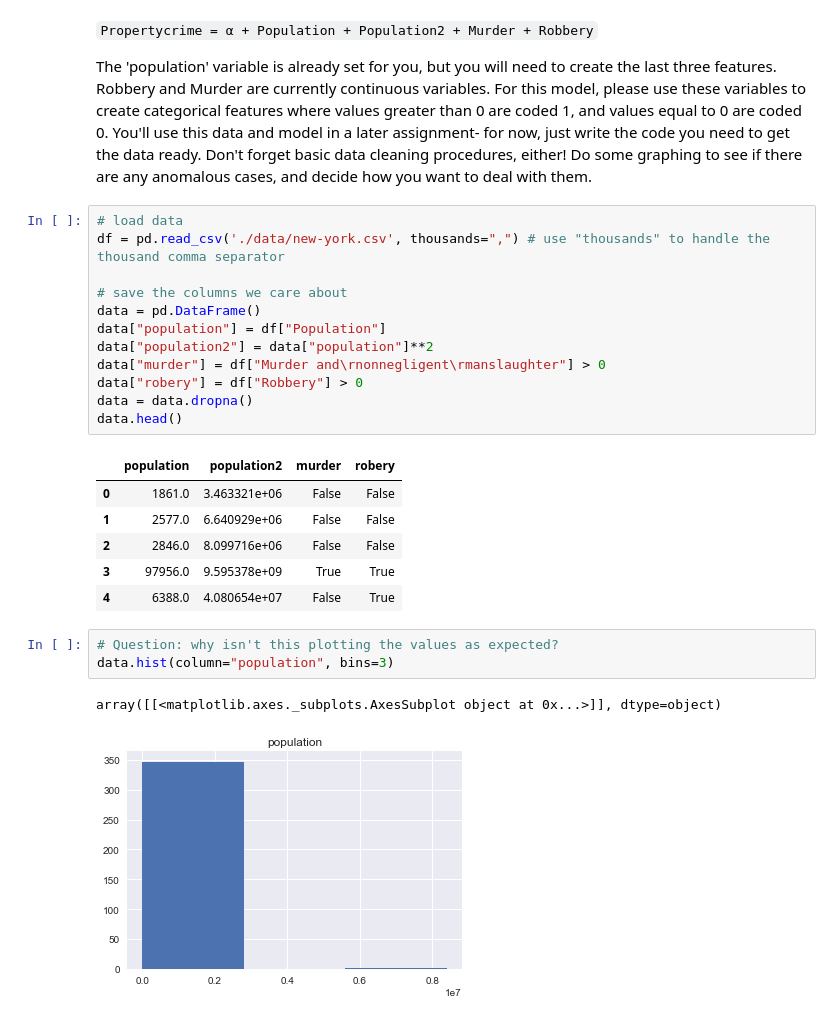
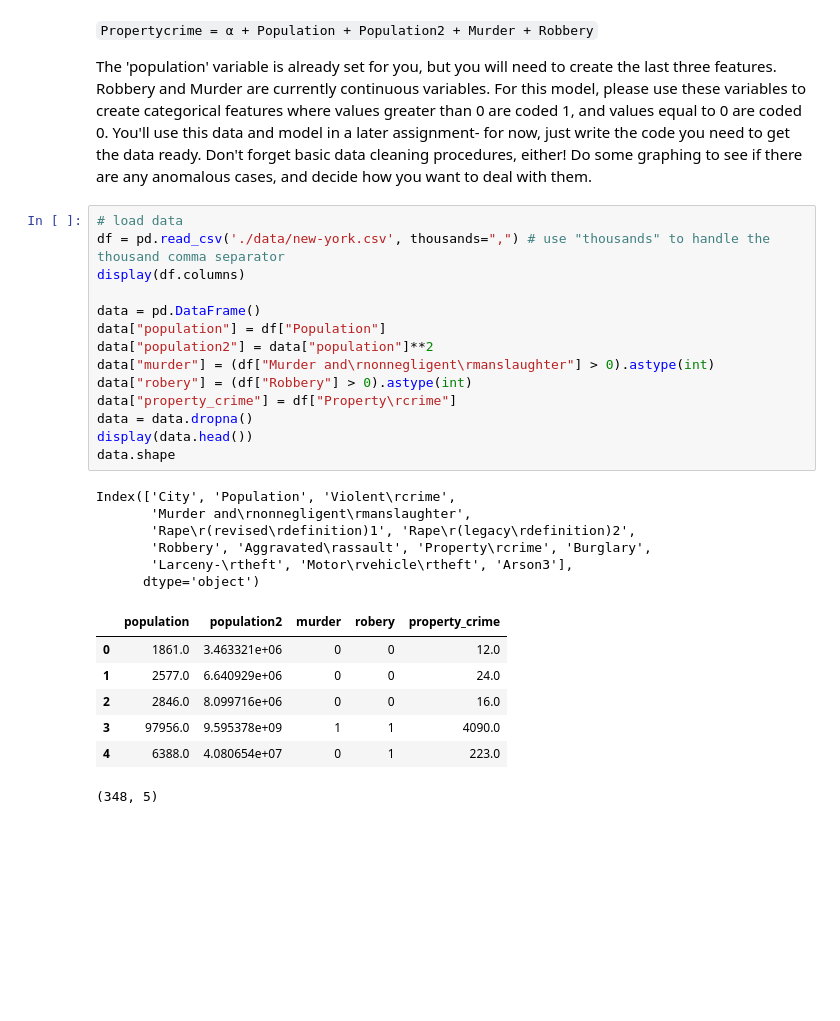
Before and after one commit to carlsednaoui/thinkful-data-science, a Jupyter notebook: coursework/unit_2/lesson_4_project_2.ipynb, the cells around one changed output. Drawn from its saved outputs; the diff is of its cells as text; blank space fills up the shorter version.

```diff
--- a/coursework/unit_2/lesson_4_project_2.ipynb
+++ b/coursework/unit_2/lesson_4_project_2.ipynb
@@ -12,25 +14,28 @@ The 'population' variable is already set for you, but you will need to create th
 # %%
 # load data
 df = pd.read_csv('./data/new-york.csv', thousands=",") # use "thousands" to handle the thousand comma separator
+display(df.columns)
 
-# save the columns we care about
 data = pd.DataFrame()
 data["population"] = df["Population"]
 data["population2"] = data["population"]**2
-data["murder"] = df["Murder and\rnonnegligent\rmanslaughter"] > 0
-data["robery"] = df["Robbery"] > 0
+data["murder"] = (df["Murder and\rnonnegligent\rmanslaughter"] > 0).astype(int)
+data["robery"] = (df["Robbery"] > 0).astype(int)
+data["property_crime"] = df["Property\rcrime"]
 data = data.dropna()
-data.head()
+display(data.head())
+data.shape
 # %% [output]
+Index(['City', 'Population', 'Violent\rcrime',
+       'Murder and\rnonnegligent\rmanslaughter',
+       'Rape\r(revised\rdefinition)1', 'Rape\r(legacy\rdefinition)2',
+       'Robbery', 'Aggravated\rassault', 'Property\rcrime', 'Burglary',
+       'Larceny-\rtheft', 'Motor\rvehicle\rtheft', 'Arson3'],
+      dtype='object')
-|  | population | population2 | murder | robery |
-| 0 | 1861.0 | 3.463321e+06 | False | False |
-| 1 | 2577.0 | 6.640929e+06 | False | False |
-| 2 | 2846.0 | 8.099716e+06 | False | False |
-| 3 | 97956.0 | 9.595378e+09 | True | True |
-| 4 | 6388.0 | 4.080654e+07 | False | True |
+|  | population | population2 | murder | robery | property_crime |
+| 0 | 1861.0 | 3.463321e+06 | 0 | 0 | 12.0 |
+| 1 | 2577.0 | 6.640929e+06 | 0 | 0 | 24.0 |
+| 2 | 2846.0 | 8.099716e+06 | 0 | 0 | 16.0 |
+| 3 | 97956.0 | 9.595378e+09 | 1 | 1 | 4090.0 |
+| 4 | 6388.0 | 4.080654e+07 | 0 | 1 | 223.0 |
+(348, 5)
-# %%
-# Question: why isn't this plotting the values as expected?
-data.hist(column="population", bins=3)
-# %% [output]
-array([[<matplotlib.axes._subplots.AxesSubplot object at 0x...>]], dtype=object)
-[figure, removed]
```
Also changed, not shown: parts of 12 cells of this notebook, 7 other files.
